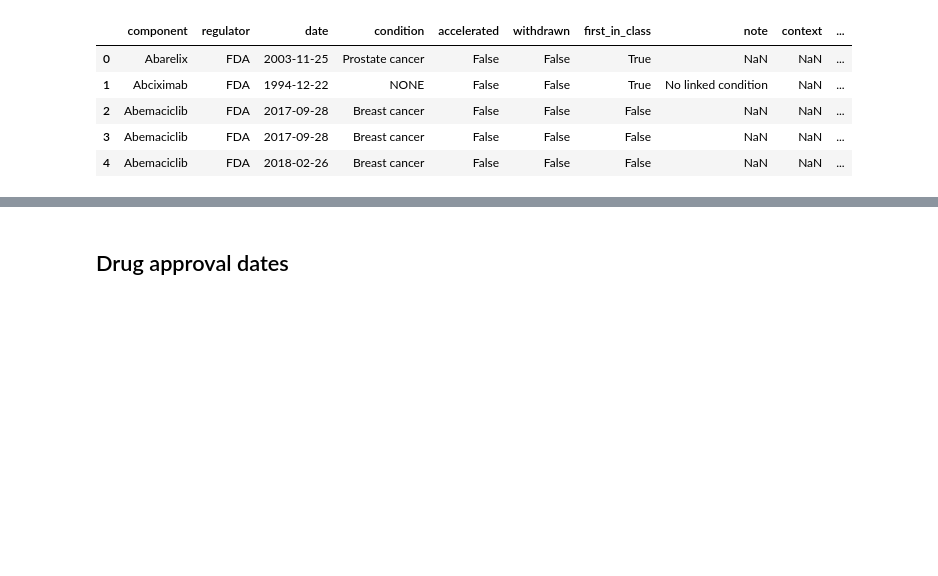
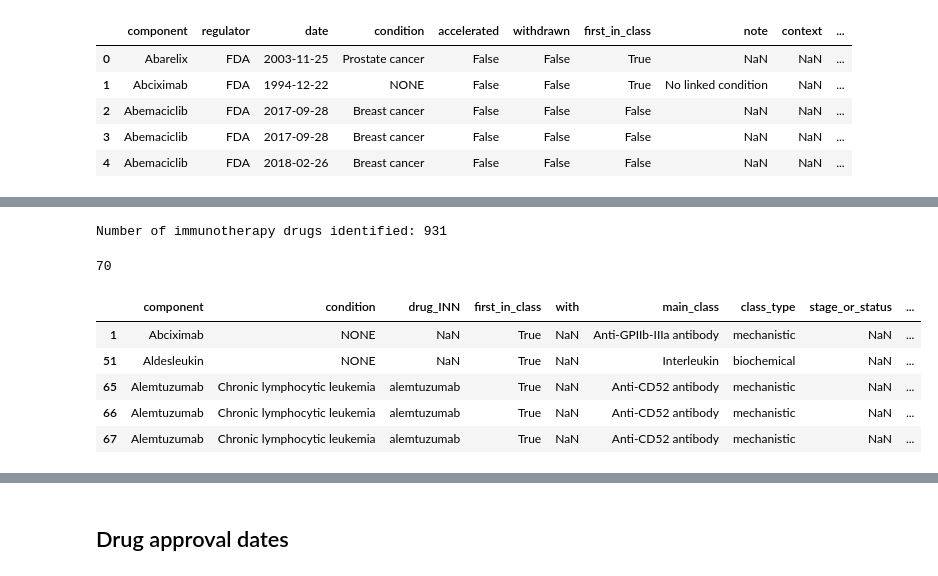
Before and after one commit to BittermanLab/OncoRABBITS, a Jupyter notebook: src/hemonc_processing/hemonc_eda.ipynb, the cells around one changed output, grey strips where cells are left out. Drawn from its saved outputs; the diff is of its cells as text; code cells hidden in the pictures; blank space fills up the shorter version.

```diff
--- a/src/hemonc_processing/hemonc_eda.ipynb
+++ b/src/hemonc_processing/hemonc_eda.ipynb
@@ -5,6 +5,7 @@ import matplotlib.pyplot as plt
 
 pd.set_option("display.max_columns", 500)
 pd.set_option("display.width", 1000)
+pd.set_option("display.max_rows", 500)
 # %%
 hemonc_data = pd.read_csv("hemonc_joined.csv")
 hemonc_data.head()
@@ -17,0 +49,53 @@ hemonc_data.head()
+# %%
+# Define a list of immunotherapy-related keywords
+immunotherapy_keywords = [
+    "antibody",
+    "CAR T-cells",
+    "PD-1",
+    "PD-L1",
+    "CTLA-4",
+    "immunomodulatory",
+    "vaccine",
+    "immune checkpoint inhibitor",
+    "BiTE",
+    "bispecific",
+    "NK cell",
+    "adoptive cell therapy",
+    "cytokine",
+    "interferon",
+    "interleukin",
+]
+
+
+# Create a function to check if any keyword is in the main_class
+def is_immunotherapy(main_class):
+    if pd.isna(main_class):
+        return False
+    return any(
+        keyword.lower() in main_class.lower() for keyword in immunotherapy_keywords
+    )
+
+
+# Filter for immunotherapy drugs
+immunotherapy_drugs = df_relevant[df_relevant["main_class"].apply(is_immunotherapy)]
+
+# Print the count of immunotherapy drugs
+print(f"Number of immunotherapy drugs identified: {len(immunotherapy_drugs)}")
+# %% [output]
+Number of immunotherapy drugs identified: 931
+# %%
+# immunotherapy_drugs first in class true only
+immunotherapy_drugs_first_in_class = immunotherapy_drugs[
+    immunotherapy_drugs["first_in_class"] == True
+]
+
+print(len(immunotherapy_drugs_first_in_class))
+immunotherapy_drugs_first_in_class.head()
+# %% [output]
+70
+|  | component | condition | drug_INN | first_in_class | with | main_class | class_type | stage_or_status | ... |
+| 1 | Abciximab | NONE | NaN | True | NaN | Anti-GPIIb-IIIa antibody | mechanistic | NaN | ... |
+| 51 | Aldesleukin | NONE | NaN | True | NaN | Interleukin | biochemical | NaN | ... |
+| 65 | Alemtuzumab | Chronic lymphocytic leukemia | alemtuzumab | True | NaN | Anti-CD52 antibody | mechanistic | NaN | ... |
+| 66 | Alemtuzumab | Chronic lymphocytic leukemia | alemtuzumab | True | NaN | Anti-CD52 antibody | mechanistic | NaN | ... |
+| 67 | Alemtuzumab | Chronic lymphocytic leukemia | alemtuzumab | True | NaN | Anti-CD52 antibody | mechanistic | NaN | ... |
```
Also changed, not shown: parts of 6 cells of this notebook, 16 other files.
